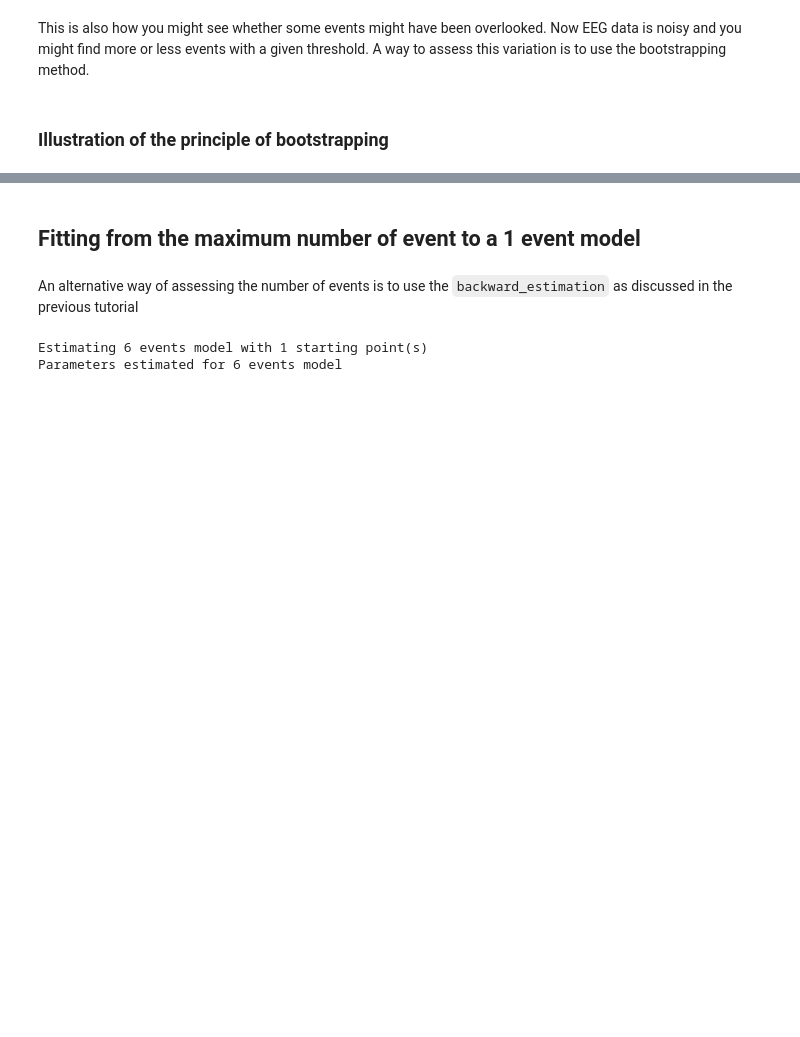
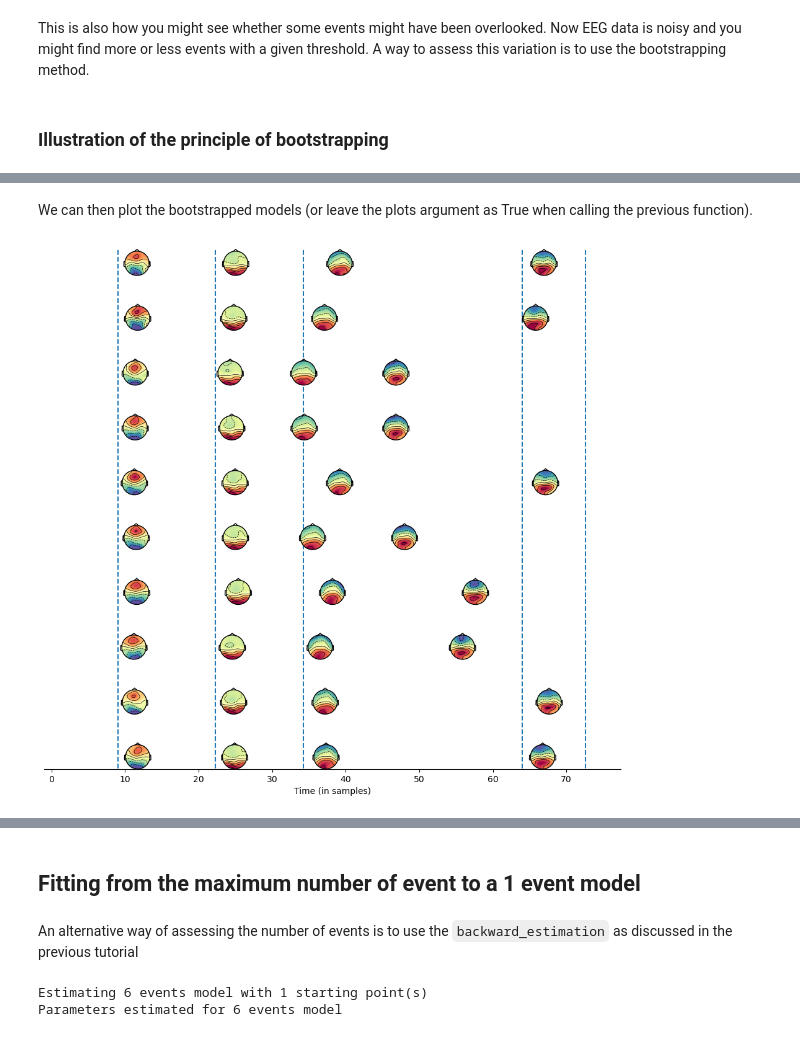
Before and after one commit to GWeindel/hmp, a Jupyter notebook: tutorials/3-Testing_the_number_of_bumps.ipynb, the cells around one changed output, grey strips where cells are left out. Saved outputs shown, nothing was run; the diff lists cells and outputs as text; code cells hidden in the pictures; blank space fills up the shorter version.

```diff
--- a/tutorials/3-Testing_the_number_of_bumps.ipynb
+++ b/tutorials/3-Testing_the_number_of_bumps.ipynb
@@ -188,0 +172,12 @@ We can then use these bootstrapped data to 1) assess variability in event detect
+# %%
+bootstrapped = hmp.resample.bootstrapping(data=eeg_data, dim=[ 'epochs','participant'], n_iterations=10,
+                                                 init=init, positions=info, sfreq=eeg_data.sfreq,
+                                                 threshold=1, verbose=False, cpus=cpus)
+# %% [markdown]
+We can then plot the bootstrapped models (or leave the plots argument as True when calling the previous function).
+# %%
+hmp.visu.plot_topo_timecourse(bootstrapped.channels_activity.values,
+                              bootstrapped.event_times.values,
+                              info, init, times_to_display=times_general_run.values)
+# %% [output]
+[figure, added]
```
Also changed, not shown: parts of 26 cells of this notebook, 11 other files.
